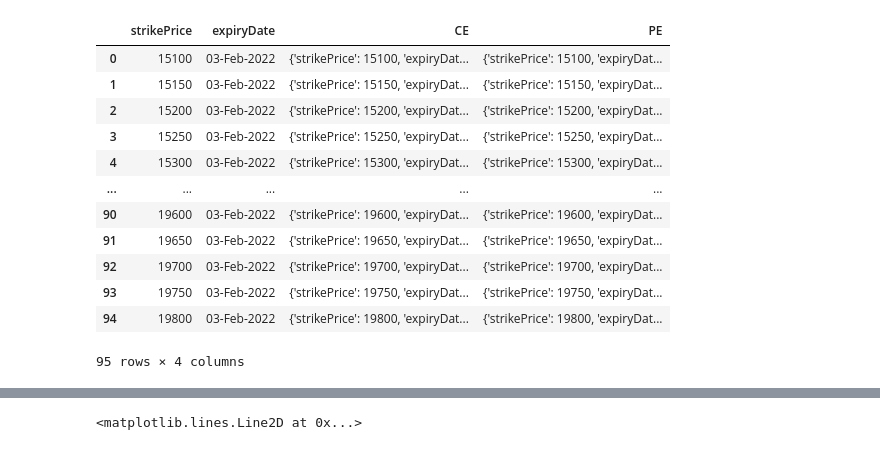
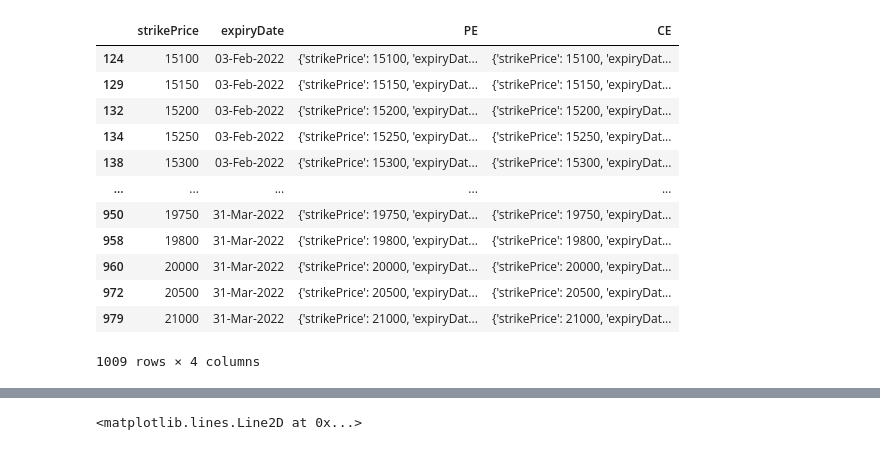
Before and after one commit to cheesecakeMafia/OptionChain, a Jupyter notebook: Nifty Option Chain.ipynb, the cells around one changed output, grey strips where cells are left out. Saved outputs shown, nothing was run; the diff lists cells and outputs as text; code cells hidden in the pictures.

```diff
--- a/Nifty Option Chain.ipynb
+++ b/Nifty Option Chain.ipynb
@@ -22,16 +22,0 @@ raw_op = pd.DataFrame(rawdata["filtered"]["data"]).fillna(0)
-# %%
-raw_op
-# %% [output]
-|  | strikePrice | expiryDate | CE | PE |
-| 0 | 15100 | 03-Feb-2022 | {'strikePrice': 15100, 'expiryDat... | {'strikePrice': 15100, 'expiryDat... |
-| 1 | 15150 | 03-Feb-2022 | {'strikePrice': 15150, 'expiryDat... | {'strikePrice': 15150, 'expiryDat... |
-| 2 | 15200 | 03-Feb-2022 | {'strikePrice': 15200, 'expiryDat... | {'strikePrice': 15200, 'expiryDat... |
-| 3 | 15250 | 03-Feb-2022 | {'strikePrice': 15250, 'expiryDat... | {'strikePrice': 15250, 'expiryDat... |
-| 4 | 15300 | 03-Feb-2022 | {'strikePrice': 15300, 'expiryDat... | {'strikePrice': 15300, 'expiryDat... |
-| ... | ... | ... | ... | ... |
-| 90 | 19600 | 03-Feb-2022 | {'strikePrice': 19600, 'expiryDat... | {'strikePrice': 19600, 'expiryDat... |
-| 91 | 19650 | 03-Feb-2022 | {'strikePrice': 19650, 'expiryDat... | {'strikePrice': 19650, 'expiryDat... |
-| 92 | 19700 | 03-Feb-2022 | {'strikePrice': 19700, 'expiryDat... | {'strikePrice': 19700, 'expiryDat... |
-| 93 | 19750 | 03-Feb-2022 | {'strikePrice': 19750, 'expiryDat... | {'strikePrice': 19750, 'expiryDat... |
-| 94 | 19800 | 03-Feb-2022 | {'strikePrice': 19800, 'expiryDat... | {'strikePrice': 19800, 'expiryDat... |
-95 rows × 4 columns
@@ -38,3 +25,19 @@ raw_op
+# %%
+df
+# %% [output]
+|  | strikePrice | expiryDate | PE | CE |
+| 124 | 15100 | 03-Feb-2022 | {'strikePrice': 15100, 'expiryDat... | {'strikePrice': 15100, 'expiryDat... |
+| 129 | 15150 | 03-Feb-2022 | {'strikePrice': 15150, 'expiryDat... | {'strikePrice': 15150, 'expiryDat... |
+| 132 | 15200 | 03-Feb-2022 | {'strikePrice': 15200, 'expiryDat... | {'strikePrice': 15200, 'expiryDat... |
+| 134 | 15250 | 03-Feb-2022 | {'strikePrice': 15250, 'expiryDat... | {'strikePrice': 15250, 'expiryDat... |
+| 138 | 15300 | 03-Feb-2022 | {'strikePrice': 15300, 'expiryDat... | {'strikePrice': 15300, 'expiryDat... |
+| ... | ... | ... | ... | ... |
+| 950 | 19750 | 31-Mar-2022 | {'strikePrice': 19750, 'expiryDat... | {'strikePrice': 19750, 'expiryDat... |
+| 958 | 19800 | 31-Mar-2022 | {'strikePrice': 19800, 'expiryDat... | {'strikePrice': 19800, 'expiryDat... |
+| 960 | 20000 | 31-Mar-2022 | {'strikePrice': 20000, 'expiryDat... | {'strikePrice': 20000, 'expiryDat... |
+| 972 | 20500 | 31-Mar-2022 | {'strikePrice': 20500, 'expiryDat... | {'strikePrice': 20500, 'expiryDat... |
+| 979 | 21000 | 31-Mar-2022 | {'strikePrice': 21000, 'expiryDat... | {'strikePrice': 21000, 'expiryDat... |
+1009 rows × 4 columns
 # %%
 def dataframe(raw):
     data = []
```
Also changed, not shown: parts of 18 cells of this notebook.
